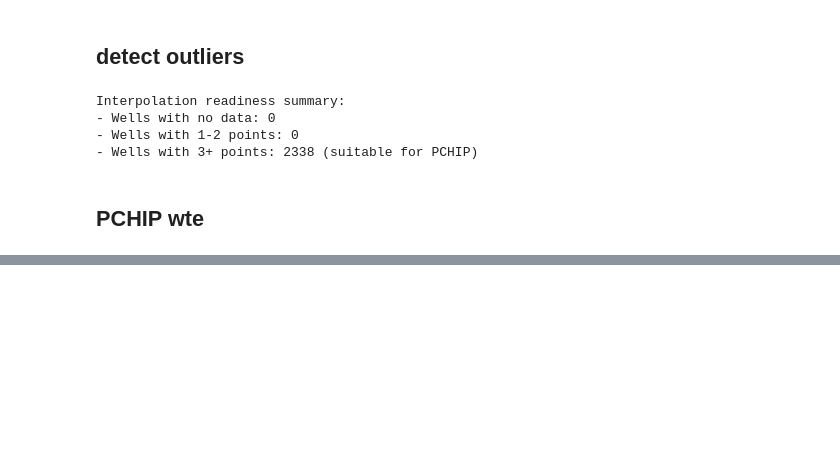
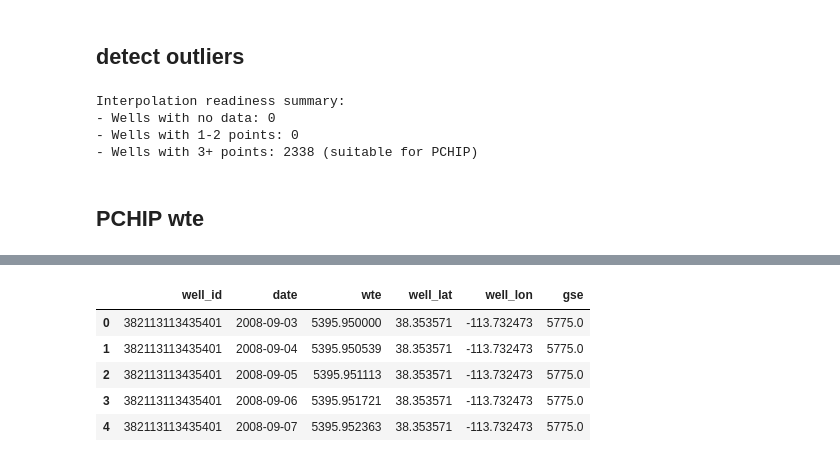
Before and after one commit to xueyil9/gwbase_clean, a Jupyter notebook: notebooks/03_pchip_interpolation.ipynb, the cells around one changed output, grey strips where cells are left out. Cells and saved outputs as stored; diff of their text form; code cells hidden in the pictures; blank space fills up the shorter version.

Commit message:
03. pchip well data

```diff
--- a/notebooks/03_pchip_interpolation.ipynb
+++ b/notebooks/03_pchip_interpolation.ipynb
@@ -422,20 +422,19 @@ Interpolation readiness summary:
 import pandas as pd
 from scipy.interpolate import PchipInterpolator
 
-# 将所有列名转换为小写
-well_ts.columns = well_ts.columns.str.lower()
-well_info.columns = well_info.columns.str.lower()
+# Convert all column names to lowercase
+clean_data.columns = clean_data.columns.str.lower()
 
-# 确保日期列转换为 datetime 格式
-well_ts['date'] = pd.to_datetime(well_ts['date'])
+# Convert date column to datetime format
+clean_data['date'] = pd.to_datetime(clean_data['date'])
 
-# 统计每个井的数据点数量
-well_counts = well_ts['well_id'].value_counts()
+# Count data points for each well
+well_counts = clean_data['well_id'].value_counts()
 total_wells = len(well_counts)
 wells_with_one_point = (well_counts == 1).sum()
 wells_with_two_points = (well_counts == 2).sum()
 
-# 打印统计信息
+# Print summary statistics
 print(f"Total number of wells: {total_wells}")
 print(f"Number of wells with only one data point: {wells_with_one_point}")
 print(f"Number of wells with only two data points: {wells_with_two_points}")
@@ -441,0 +499,3 @@ print(f"Number of wells with only two data points: {wells_with_two_points}")
+# %%
+well_info = pd.read_csv('../data/raw/groundwater/GSLB_1900-2023_wells_with_aquifers.csv')
+well_info.columns = well_info.columns.str.lower()
@@ -441,0 +520,17 @@ print(f"Number of wells with only two data points: {wells_with_two_points}")
+# %%
+daily_interp_df = interpolate_daily_pchip(clean_data)
+# Merge well information with well_info data
+merged_data = pd.merge(daily_interp_df, well_info, on='well_id', how='left')
+
+# Rename columns
+merged_data.rename(columns={'lat_dec': 'well_lat', 'long_dec': 'well_lon'}, inplace=True)
+merged_data = merged_data[['well_id', 'date', 'wte', 'well_lat', 'well_lon', 'gse']]
+# Display merged data
+merged_data.head()
+# %% [output]
+|  | well_id | date | wte | well_lat | well_lon | gse |
+| 0 | 382113113435401 | 2008-09-03 | 5395.950000 | 38.353571 | -113.732473 | 5775.0 |
+| 1 | 382113113435401 | 2008-09-04 | 5395.950539 | 38.353571 | -113.732473 | 5775.0 |
+| 2 | 382113113435401 | 2008-09-05 | 5395.951113 | 38.353571 | -113.732473 | 5775.0 |
+| 3 | 382113113435401 | 2008-09-06 | 5395.951721 | 38.353571 | -113.732473 | 5775.0 |
+| 4 | 382113113435401 | 2008-09-07 | 5395.952363 | 38.353571 | -113.732473 | 5775.0 |
```
Also changed, not shown: parts of 4 cells of this notebook.
